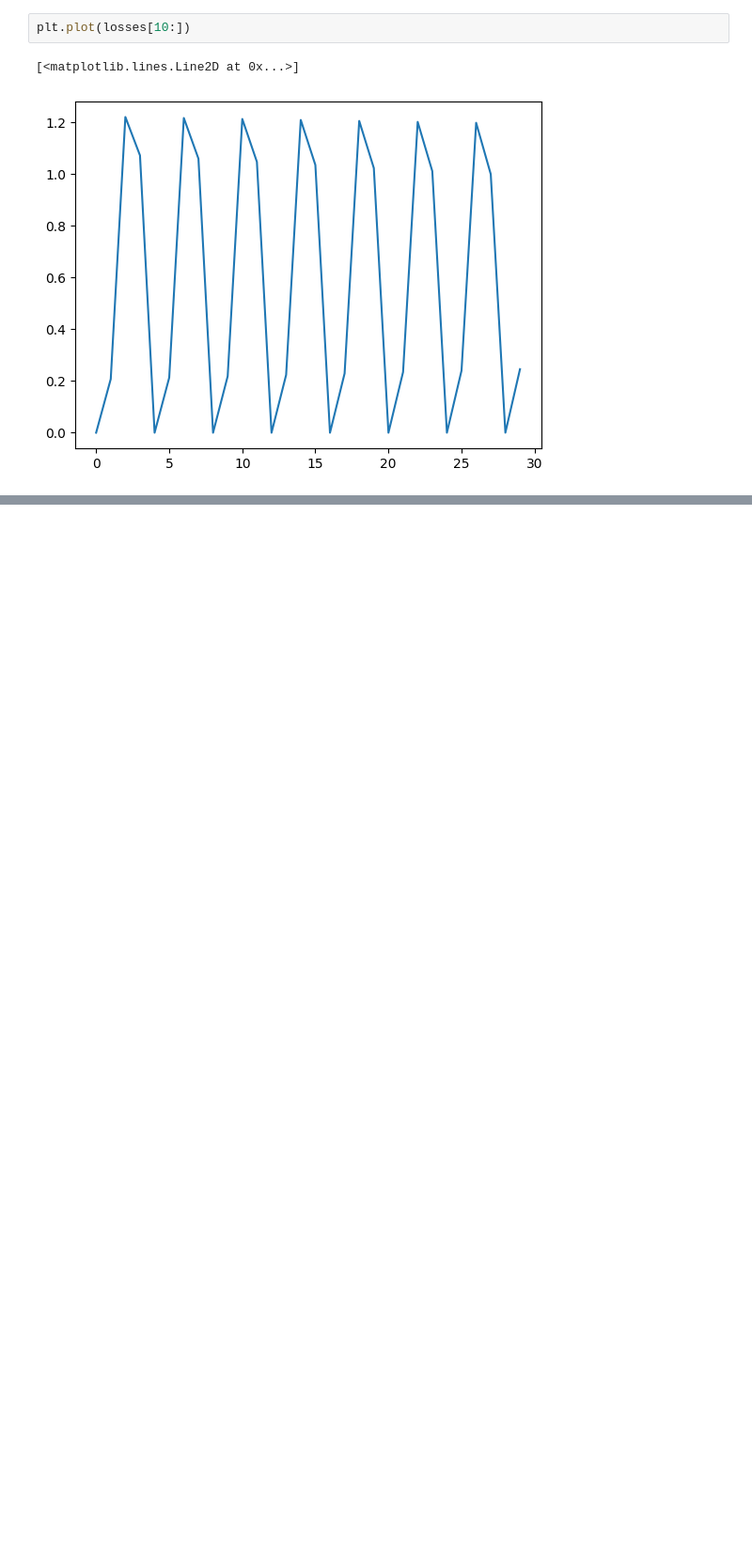
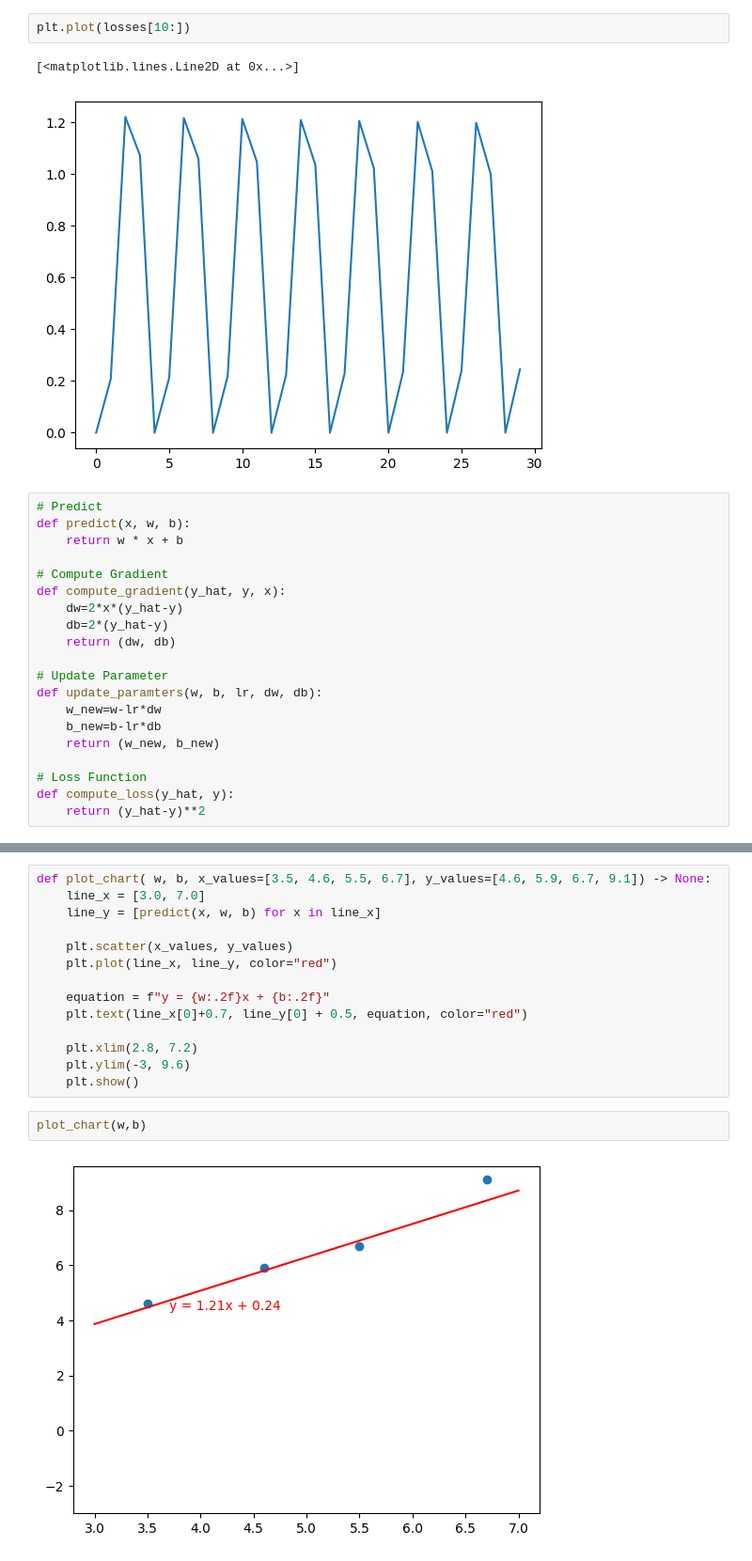
Before and after one commit to btduyforwork/Linear_Regression_Practice, a Jupyter notebook: Bidge_to_Linear_Regression_Practice/notebook.ipynb, the cells around one changed output, grey strips where cells are left out. Shown at 94% size. Cells and saved outputs as stored; diff of their text form; blank space fills up the shorter version.

```diff
--- a/Linear Regression Practice/notebook.ipynb
+++ b/Bidge_to_Linear_Regression_Practice/notebook.ipynb
@@ -150,3 +150,23 @@ plt.plot(losses[10:])
 # %% [output]
 [<matplotlib.lines.Line2D at 0x...>]
 [figure]
+# %%
+# Predict
+def predict(x, w, b):
+    return w * x + b
+
+# Compute Gradient
+def compute_gradient(y_hat, y, x):
+    dw=2*x*(y_hat-y)
+    db=2*(y_hat-y)
+    return (dw, db)
+
+# Update Parameter
+def update_paramters(w, b, lr, dw, db):
+    w_new=w-lr*dw
+    b_new=b-lr*db
+    return (w_new, b_new)
+
+# Loss Function
+def compute_loss(y_hat, y):
+    return (y_hat-y)**2
@@ -152,0 +216,18 @@ plt.plot(losses[10:])
+# %%
+def plot_chart( w, b, x_values=[3.5, 4.6, 5.5, 6.7], y_values=[4.6, 5.9, 6.7, 9.1]) -> None:
+    line_x = [3.0, 7.0]
+    line_y = [predict(x, w, b) for x in line_x]
+
+    plt.scatter(x_values, y_values)
+    plt.plot(line_x, line_y, color="red")
+
+    equation = f"y = {w:.2f}x + {b:.2f}"
+    plt.text(line_x[0]+0.7, line_y[0] + 0.5, equation, color="red")
+
+    plt.xlim(2.8, 7.2)
+    plt.ylim(-3, 9.6)
+    plt.show()
+# %%
+plot_chart(w,b)
+# %% [output]
+[figure, added]
```
Also changed, not shown: parts of 2 cells of this notebook, 1 other file.
